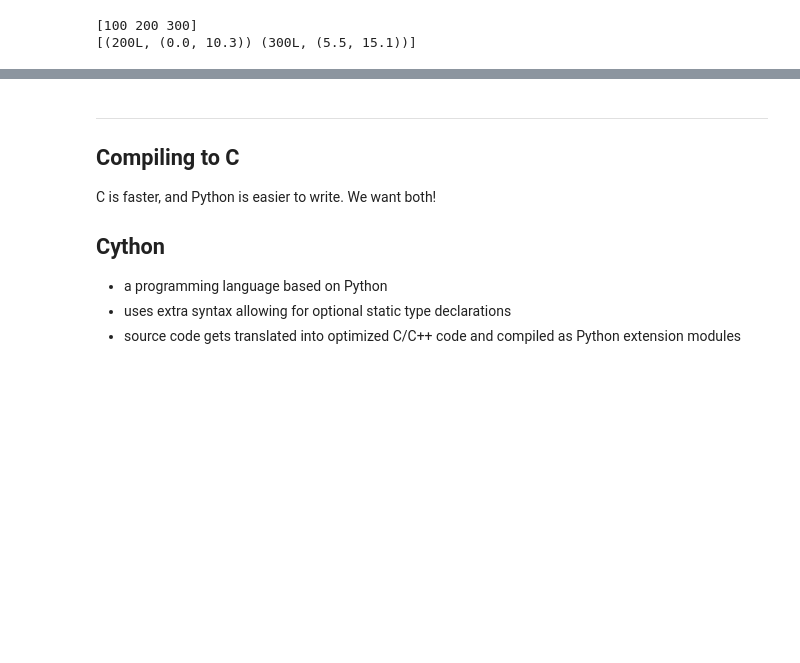
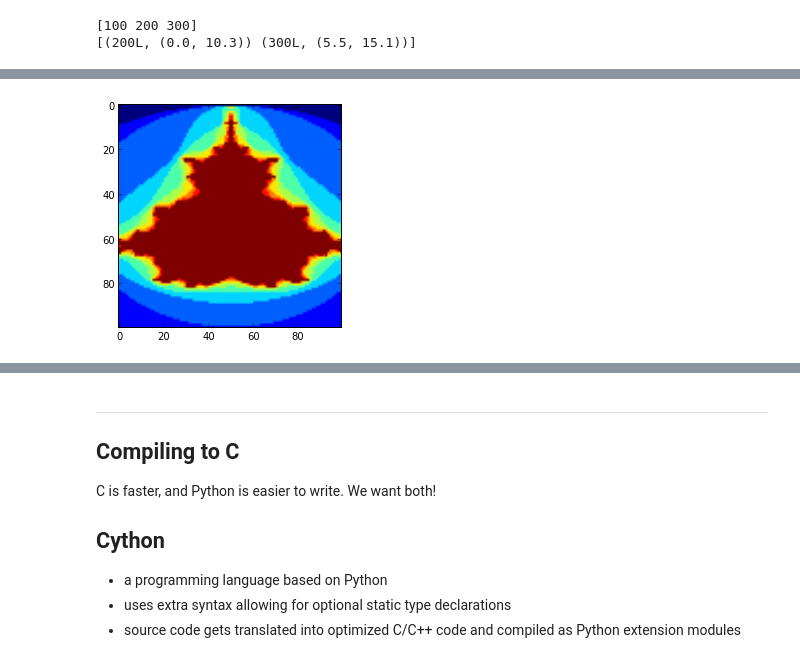
Before and after one commit to aterrel/HPCPythonSC2012, a Jupyter notebook: 02_Speeding_Python.ipynb, the cells around one changed output, grey strips where cells are left out. Saved outputs shown, nothing was run; the diff lists cells and outputs as text; code cells hidden in the pictures; blank space fills up the shorter version.

```diff
--- a/02_Speeding_Python.ipynb
+++ b/02_Speeding_Python.ipynb
@@ -472,0 +479,21 @@ print x[ x['time'] >= 200 ]
+# %%
+def mandelbrot (x, y, maxit):
+    c = x + y*1.j
+    z = 0. + 0.j
+    it = 0
+    while abs(z) < 2 and it < maxit:
+        z = z**2 + c
+        it += 1
+    return float(it)/maxit
+
+def draw_mandelbrot(num_x, num_y):
+    results = []
+    for x in linspace(-2.0, 1.0, num_x):
+        results.append([])
+        for y in linspace(-1.0, 1.0, num_y):
+            results[-1].append(mandelbrot(x, y, 10))
+    imshow(results)
+
+draw_mandelbrot(100,100)
+# %% [output]
+[figure, added]
```
Also changed, not shown: parts of 16 cells of this notebook.
